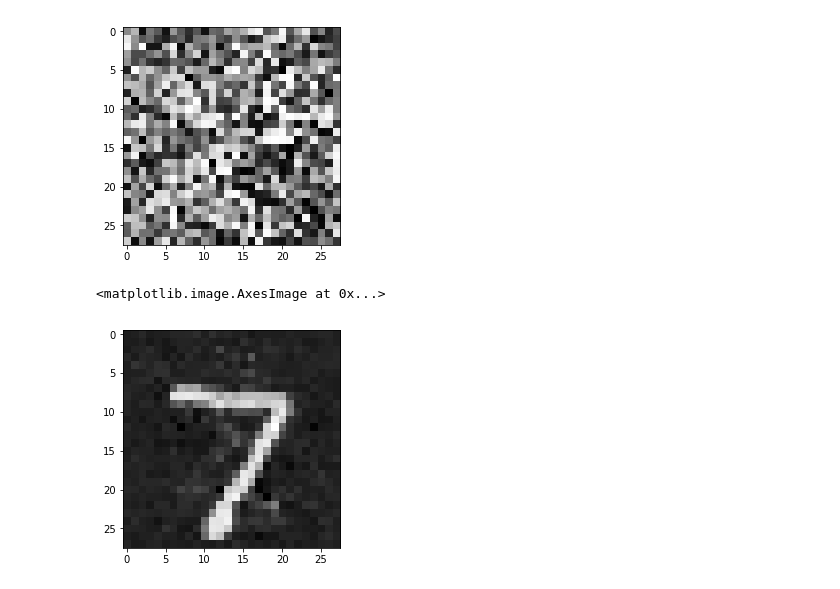
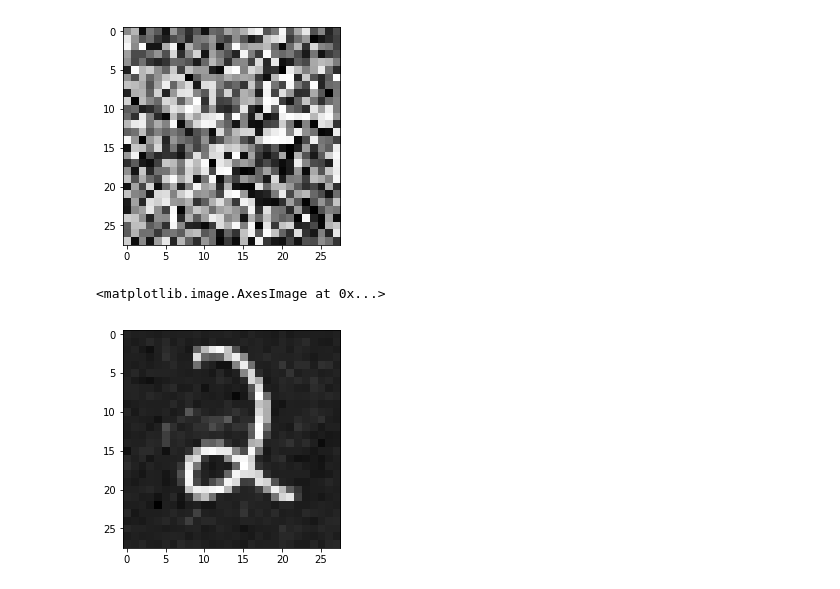
Before and after one commit to tgebhart/tf_activation, a Jupyter notebook: notebooks/Adversary_Generation.ipynb, the cells around one changed output. Drawn from its saved outputs; the diff is of its cells as text; code cells hidden in the pictures.

```diff
--- a/notebooks/Adversary_Generation.ipynb
+++ b/notebooks/Adversary_Generation.ipynb
@@ -179,8 +169,8 @@ plt.imshow(np.reshape(elite,[28,28]), interpolation="nearest", cmap="gray")
 <matplotlib.image.AxesImage at 0x...>
 [figure]
 # %%
-adv = np.genfromtxt('../logdir/adversaries/mnist_7_11:05:48_20-07-17.csv', delimiter=',')
+adv = np.genfromtxt('../logdir/adversaries/mnist_test_adversaries_19:50:09_18-09-17/2_47.csv', delimiter=',')
 plt.imshow(np.reshape(adv,[28,28]), interpolation="nearest", cmap="gray")
 # %% [output]
 <matplotlib.image.AxesImage at 0x...>
-[figure, old version]
+[figure, new version]
```
Also changed, not shown: parts of 4 cells of this notebook, 24 other files.
